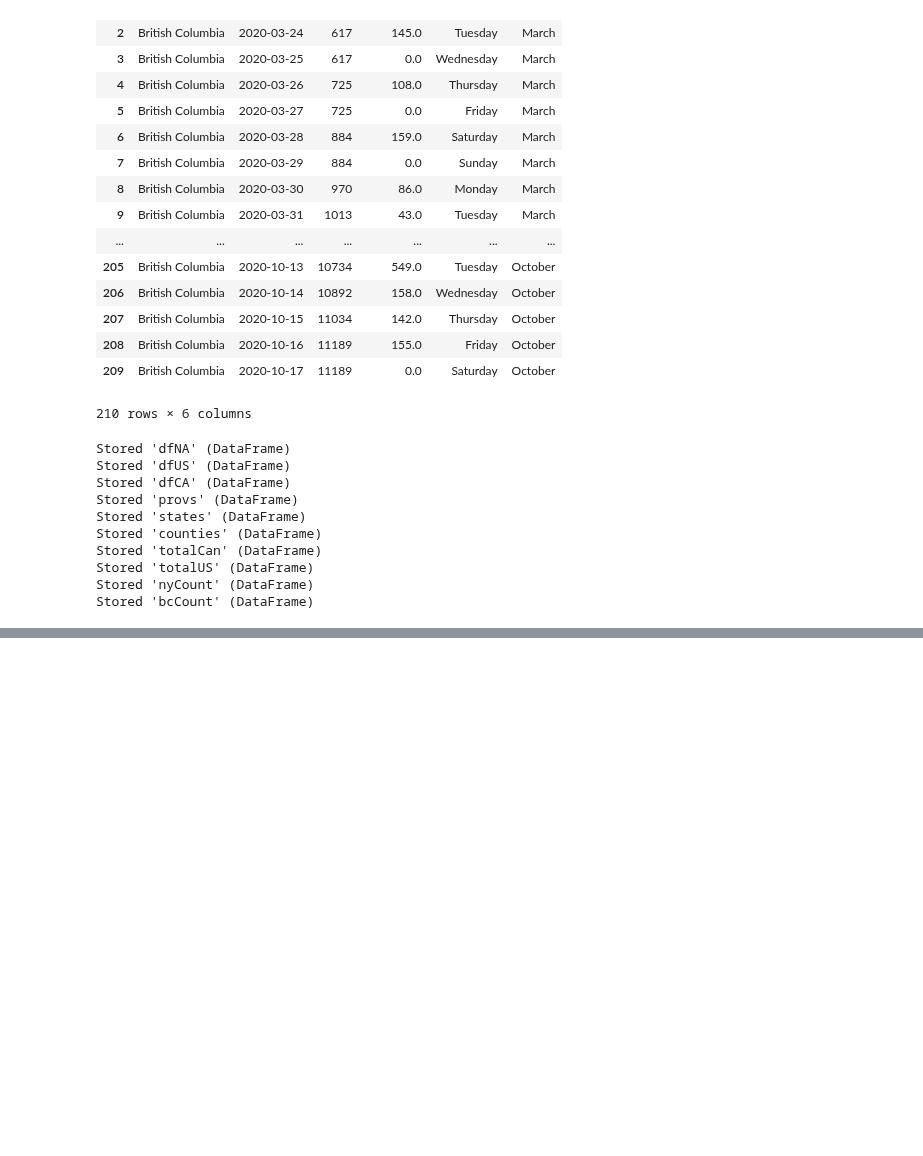
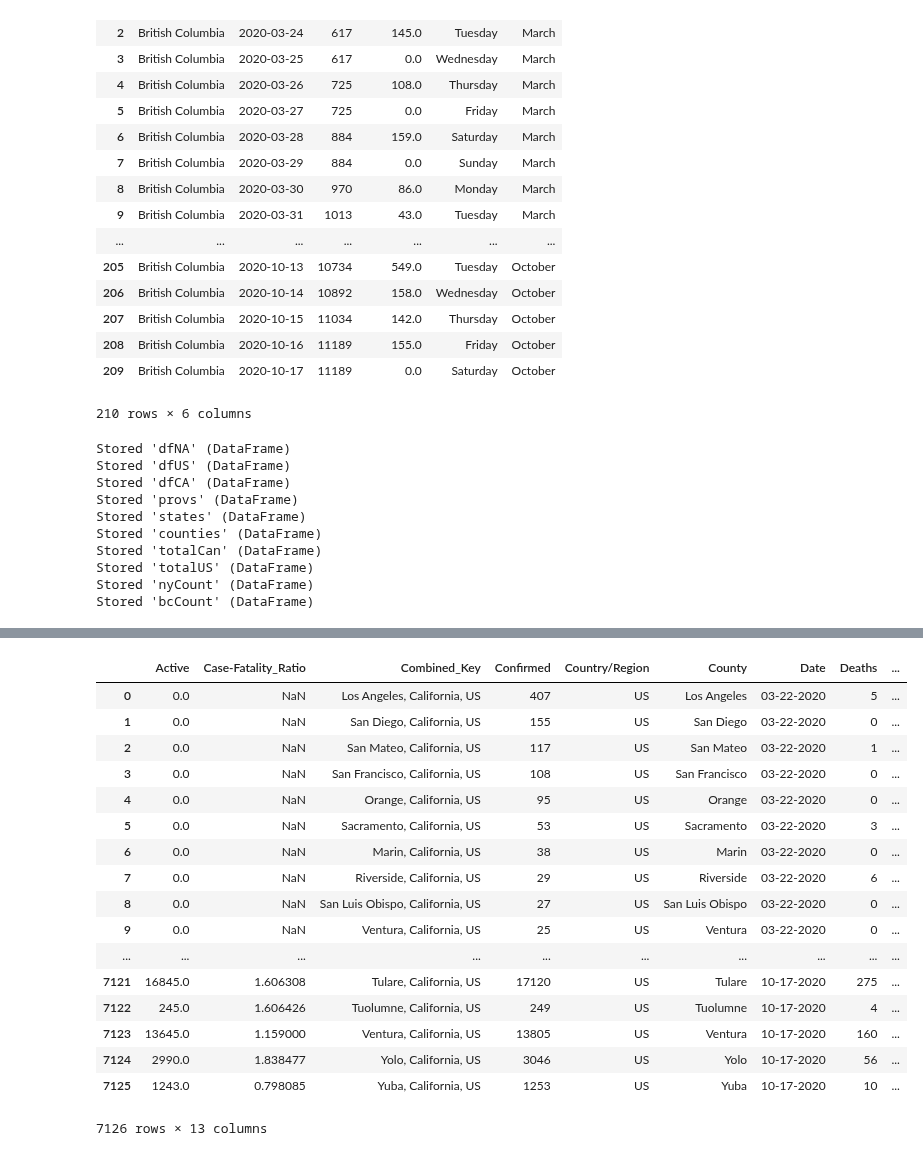
Before and after one commit to clement-ip/covid-airport-travel, a Jupyter notebook: analyze_covid.ipynb, the cells around one changed output, grey strips where cells are left out. Drawn from its saved outputs; the diff is of its cells as text; code cells hidden in the pictures; blank space fills up the shorter version.

```diff
--- a/analyze_covid.ipynb
+++ b/analyze_covid.ipynb
@@ -182,0 +261,25 @@ Stored 'bcCount' (DataFrame)
+# %%
+# LAX
+laxCounties = lax["county"].to_list()
+laxCases = dfUS[dfUS["Province/State"] == "California"]
+laxCases = laxCases[laxCases["County"].apply(lambda x: x in laxCounties)].reset_index(drop = True)
+laxCases
+# %% [output]
+|  | Active | Case-Fatality_Ratio | Combined_Key | Confirmed | Country/Region | County | Date | Deaths | ... |
+| 0 | 0.0 | NaN | Los Angeles, California, US | 407 | US | Los Angeles | 03-22-2020 | 5 | ... |
+| 1 | 0.0 | NaN | San Diego, California, US | 155 | US | San Diego | 03-22-2020 | 0 | ... |
+| 2 | 0.0 | NaN | San Mateo, California, US | 117 | US | San Mateo | 03-22-2020 | 1 | ... |
+| 3 | 0.0 | NaN | San Francisco, California, US | 108 | US | San Francisco | 03-22-2020 | 0 | ... |
+| 4 | 0.0 | NaN | Orange, California, US | 95 | US | Orange | 03-22-2020 | 0 | ... |
+| 5 | 0.0 | NaN | Sacramento, California, US | 53 | US | Sacramento | 03-22-2020 | 3 | ... |
+| 6 | 0.0 | NaN | Marin, California, US | 38 | US | Marin | 03-22-2020 | 0 | ... |
+| 7 | 0.0 | NaN | Riverside, California, US | 29 | US | Riverside | 03-22-2020 | 6 | ... |
+| 8 | 0.0 | NaN | San Luis Obispo, California, US | 27 | US | San Luis Obispo | 03-22-2020 | 0 | ... |
+| 9 | 0.0 | NaN | Ventura, California, US | 25 | US | Ventura | 03-22-2020 | 0 | ... |
+| ... | ... | ... | ... | ... | ... | ... | ... | ... | ... |
+| 7121 | 16845.0 | 1.606308 | Tulare, California, US | 17120 | US | Tulare | 10-17-2020 | 275 | ... |
+| 7122 | 245.0 | 1.606426 | Tuolumne, California, US | 249 | US | Tuolumne | 10-17-2020 | 4 | ... |
+| 7123 | 13645.0 | 1.159000 | Ventura, California, US | 13805 | US | Ventura | 10-17-2020 | 160 | ... |
+| 7124 | 2990.0 | 1.838477 | Yolo, California, US | 3046 | US | Yolo | 10-17-2020 | 56 | ... |
+| 7125 | 1243.0 | 0.798085 | Yuba, California, US | 1253 | US | Yuba | 10-17-2020 | 10 | ... |
+7126 rows × 13 columns
```
Also changed, not shown: parts of 12 cells of this notebook, 10 other files.
